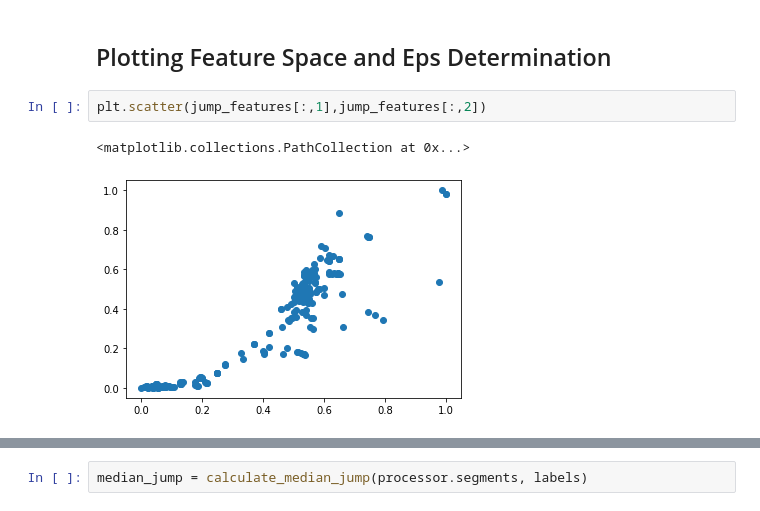
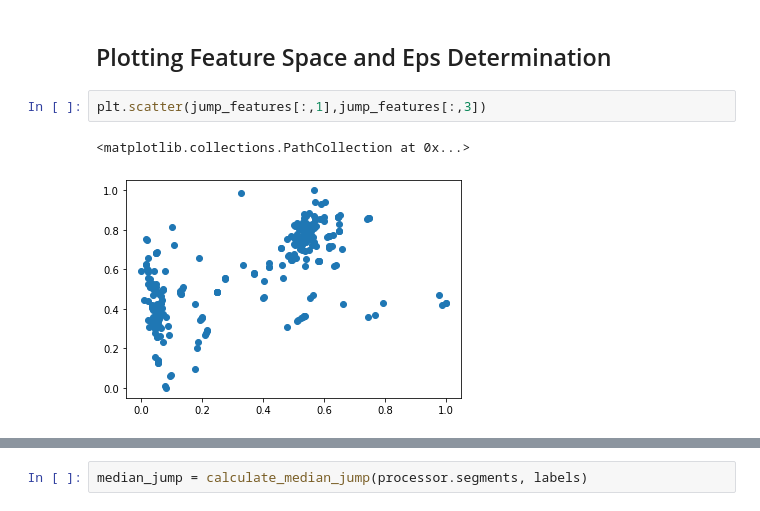
Before and after one commit to NEMS-AI/jump-detection, a Jupyter notebook: notebooks/Example_JumpDetection.ipynb, the cells around one changed output, grey strips where cells are left out. Drawn from its saved outputs; the diff is of its cells as text.

```diff
--- a/notebooks/Example_JumpDetection.ipynb
+++ b/notebooks/Example_JumpDetection.ipynb
@@ -70,10 +70,10 @@ jump_features = processor.get_all_features()
 # %% [markdown]
 ## Plotting Feature Space and Eps Determination
 # %%
-plt.scatter(jump_features[:,1],jump_features[:,2])
+plt.scatter(jump_features[:,1],jump_features[:,3])
 # %% [output]
 <matplotlib.collections.PathCollection at 0x...>
-[figure, old version]
+[figure, new version]
 # %%
 eps = get_eps(jump_features)
 labels = get_class_labels(jump_features, eps/6)
```
Also changed, not shown: parts of 16 cells of this notebook, 1 other file.
